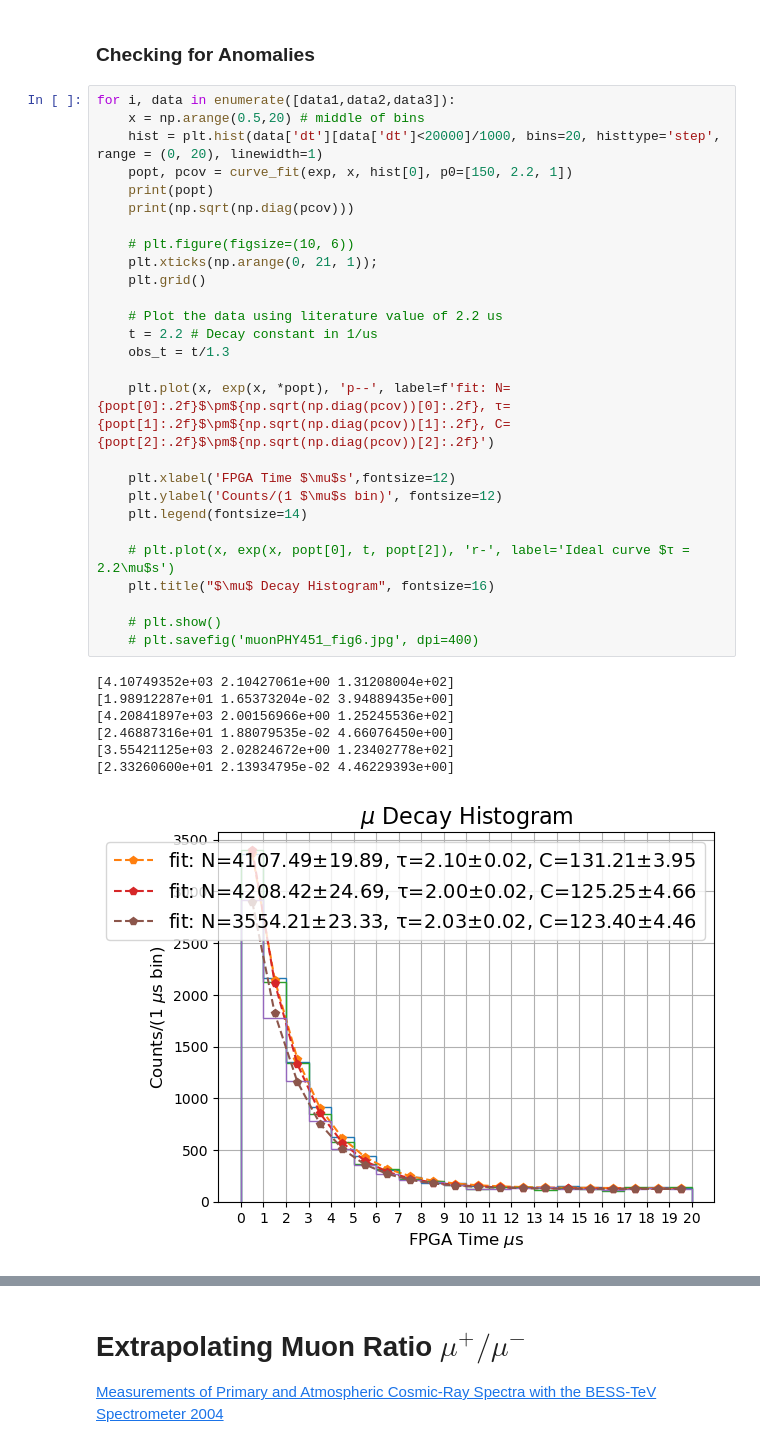
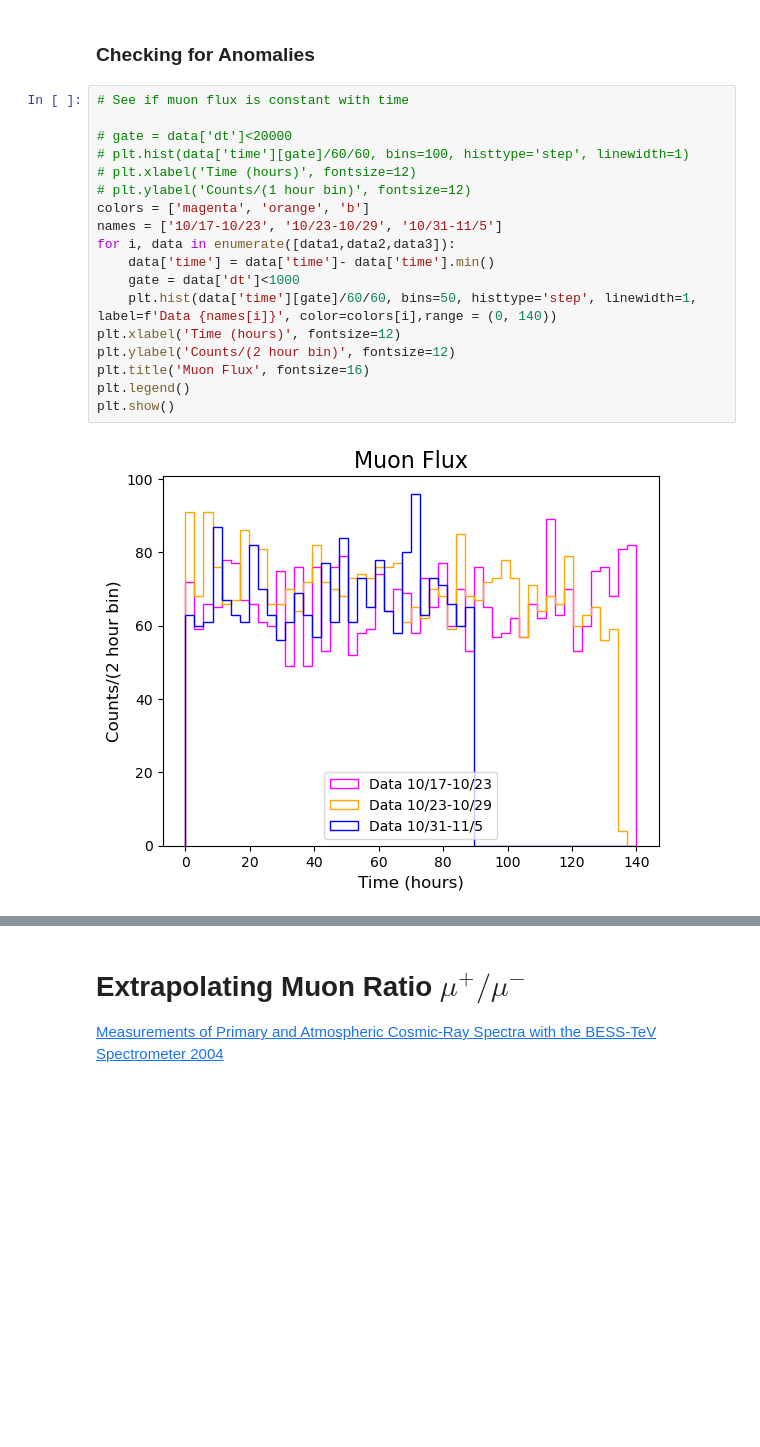
Before and after one commit to KyleTaft/PHY451_Muon_Fall2024, a Jupyter notebook: muon.ipynb, the cells around one changed output, grey strips where cells are left out. Drawn from its saved outputs; the diff is of its cells as text; blank space fills up the shorter version.

```diff
--- a/muon.ipynb
+++ b/muon.ipynb
@@ -67,37 +75,22 @@ Text(0.5, 1.0, '$\\mu$ Decay Histogram')
 # %% [markdown]
 ### Checking for Anomalies
-# %%
-for i, data in enumerate([data1,data2,data3]):
-    x = np.arange(0.5,20) # middle of bins
-    hist = plt.hist(data['dt'][data['dt']<20000]/1000, bins=20, histtype='step', range = (0, 20), linewidth=1)
-    popt, pcov = curve_fit(exp, x, hist[0], p0=[150, 2.2, 1])
-    print(popt)
-    print(np.sqrt(np.diag(pcov)))
-
-    # plt.figure(figsize=(10, 6))
-    plt.xticks(np.arange(0, 21, 1));
-    plt.grid()
-
-    # Plot the data using literature value of 2.2 us
-    t = 2.2 # Decay constant in 1/us
-    obs_t = t/1.3
-
-    plt.plot(x, exp(x, *popt), 'p--', label=f'fit: N={popt[0]:.2f}$\pm${np.sqrt(np.diag(pcov))[0]:.2f}, τ={popt[1]:.2f}$\pm${np.sqrt(np.diag(pcov))[1]:.2f}, C={popt[2]:.2f}$\pm${np.sqrt(np.diag(pcov))[2]:.2f}')
-
-    plt.xlabel('FPGA Time $\mu$s',fontsize=12)
-    plt.ylabel('Counts/(1 $\mu$s bin)', fontsize=12)
-    plt.legend(fontsize=14)
-
-    # plt.plot(x, exp(x, popt[0], t, popt[2]), 'r-', label='Ideal curve $τ = 2.2\mu$s')
-    plt.title("$\mu$ Decay Histogram", fontsize=16)
-
-    # plt.show()
-    # plt.savefig('muonPHY451_fig6.jpg', dpi=400)
-# %% [output]
-[4.10749352e+03 2.10427061e+00 1.31208004e+02]
-[1.98912287e+01 1.65373204e-02 3.94889435e+00]
-[4.20841897e+03 2.00156966e+00 1.25245536e+02]
-[2.46887316e+01 1.88079535e-02 4.66076450e+00]
-[3.55421125e+03 2.02824672e+00 1.23402778e+02]
-[2.33260600e+01 2.13934795e-02 4.46229393e+00]
-[figure, removed]
+# %%
+# See if muon flux is constant with time
+
+# gate = data['dt']<20000
+# plt.hist(data['time'][gate]/60/60, bins=100, histtype='step', linewidth=1)
+# plt.xlabel('Time (hours)', fontsize=12)
+# plt.ylabel('Counts/(1 hour bin)', fontsize=12)
+colors = ['magenta', 'orange', 'b']
+names = ['10/17-10/23', '10/23-10/29', '10/31-11/5']
+for i, data in enumerate([data1,data2,data3]):
+    data['time'] = data['time']- data['time'].min()
+    gate = data['dt']<1000
+    plt.hist(data['time'][gate]/60/60, bins=50, histtype='step', linewidth=1, label=f'Data {names[i]}', color=colors[i],range = (0, 140))
+plt.xlabel('Time (hours)', fontsize=12)
+plt.ylabel('Counts/(2 hour bin)', fontsize=12)
+plt.title('Muon Flux', fontsize=16)
+plt.legend()
+plt.show()
+# %% [output]
+[figure, added]
```
Also changed, not shown: parts of 6 cells of this notebook, 1 other file.
